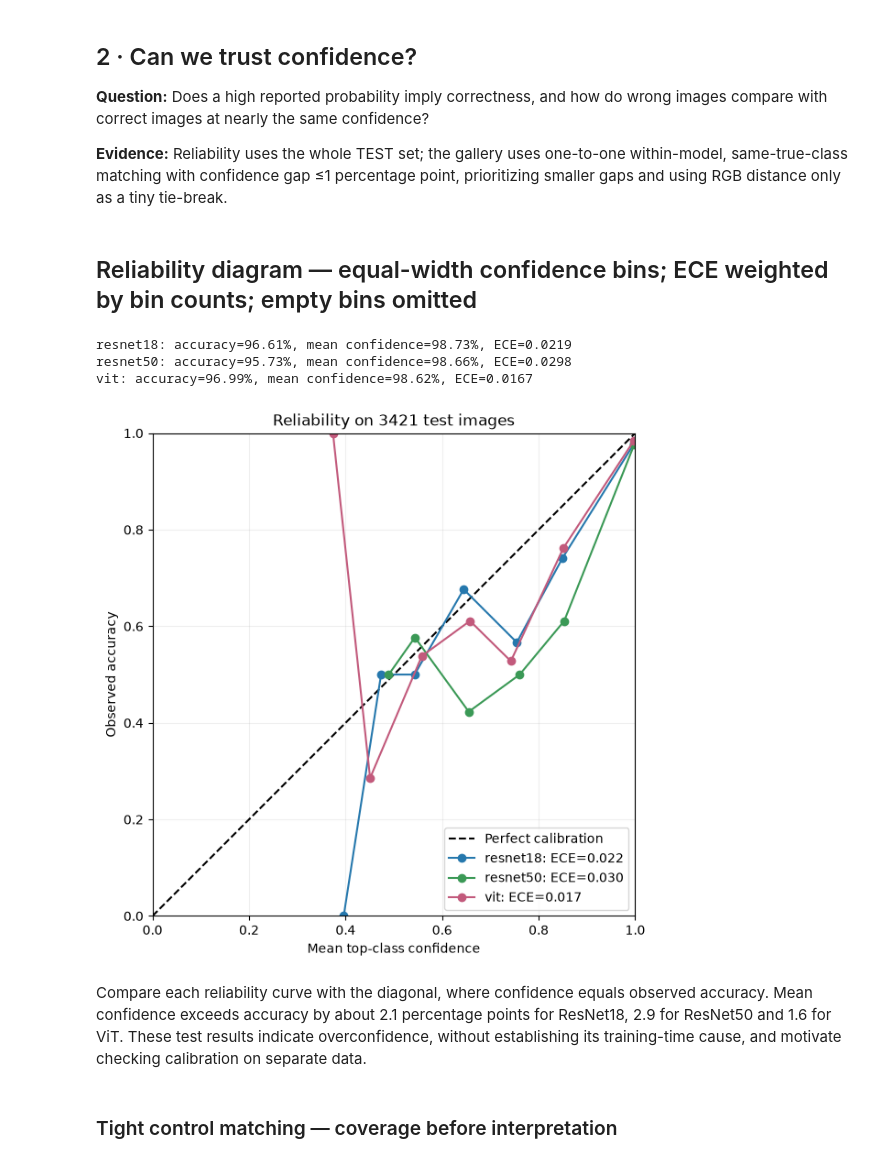
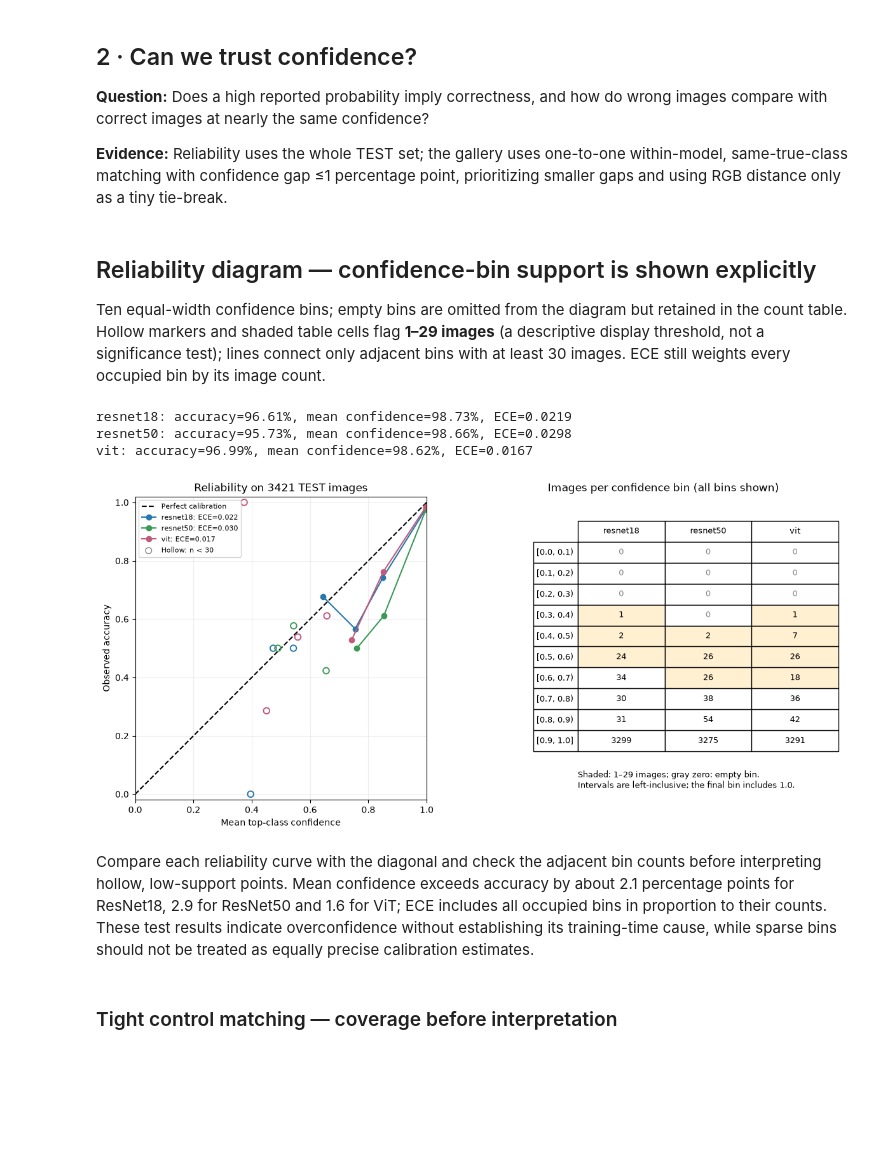
Before and after one commit to jseibezeder/AI_and_Visualization_Project, a Jupyter notebook: 02_model_behavior.ipynb, the cells around one changed output. Cells and saved outputs as stored; diff of their text form; code cells hidden in the pictures; blank space fills up the shorter version.

Commit message:
Improve figure readability and streamline the analysis narrative

```diff
--- a/02_model_behavior.ipynb
+++ b/02_model_behavior.ipynb
@@ -201,7 +164,8 @@ for m, ax in enumerate(axes):
            xticks=range(8), xticklabels=class_names, yticks=range(8), yticklabels=class_names)
     plt.setp(ax.get_xticklabels(), rotation=60, ha='right')
     for c,d in zip(*np.nonzero(confusions[m])):
-        ax.text(d,c,f'{confusions[m,c,d]} ({confusions[m,c,d]/len(error_ids[m]):.0%})',ha='center',fontsize=8)
+        ax.text(d, c, str(confusions[m,c,d]), ha='center', va='center', fontsize=10,
+                color='white' if confusions[m,c,d] > confusions.max()/2 else 'black')
 fig.colorbar(im, ax=axes, shrink=.65, label='HC-error image count · shared color scale')
 plt.show()
 # %% [output]
@@ -237,32 +201,67 @@ display(Markdown('\n'.join(rows)))
 
 **Evidence:** Reliability uses the whole TEST set; the gallery uses one-to-one within-model, same-true-class matching with confidence gap ≤1 percentage point, prioritizing smaller gaps and using RGB distance only as a tiny tie-break.
 # %% [markdown]
-## Reliability diagram — equal-width confidence bins; ECE weighted by bin counts; empty bins omitted
+## Reliability diagram — confidence-bin support is shown explicitly
+
+Ten equal-width confidence bins; empty bins are omitted from the diagram but retained in the count table. Hollow markers and shaded table cells flag **1–29 images** (a descriptive display threshold, not a significance test); lines connect only adjacent bins with at least 30 images. ECE still weights every occupied bin by its image count.
 # %%
-fig, ax = plt.subplots(figsize=(7, 6), layout='constrained')
+fig, (ax, count_ax) = plt.subplots(1, 2, figsize=(12, 5.5),
+    gridspec_kw={'width_ratios': [1.1, 1]}, layout='constrained')
 ax.plot([0, 1], [0, 1], 'k--', label='Perfect calibration')
+minimum_bin_support = 30
+reliability_bin_counts = np.zeros((len(model_names), n_bins), dtype=int)
+reliability_ece = []
 for m, name in enumerate(model_names):
     groups = bin_ids(confidence[m])
     occupied = [groups == b for b in range(n_bins) if (groups == b).any()]
     x = np.array([confidence[m, mask].mean() for mask in occupied])
     y = np.array([correct[m, mask].mean() for mask in occupied])
     counts = np.array([mask.sum() for mask in occupied])
     ece = np.sum(counts * np.abs(y - x)) / len(labels)
-    ax.plot(x, y, 'o-', label=f'{name}: ECE={ece:.3f}')
+    reliability_ece.append(ece)
+    reliability_bin_counts[m] = np.bincount(groups, minlength=n_bins)
+    occupied_bins = np.flatnonzero(reliability_bin_counts[m])
+    supported = counts >= minimum_bin_support
+    plot_x, plot_y = np.full(n_bins, np.nan), np.full(n_bins, np.nan)
+    plot_x[occupied_bins[supported]] = x[supported]
+    plot_y[occupied_bins[supported]] = y[supported]
+    ax.plot(plot_x, plot_y, 'o-', color=model_colors[m], label=f'{name}: ECE={ece:.3f}')
+    ax.scatter(x[~supported], y[~supported], s=48, facecolors='none',
+               edgecolors=model_colors[m], linewidths=1.4, zorder=3)
     print(f'{name}: accuracy={correct[m].mean():.2%}, mean confidence={confidence[m].mean():.2%}, ECE={ece:.4f}')
+ax.scatter([], [], s=48, facecolors='none', edgecolors='gray', label='Hollow: n < 30')
 ax.set(xlabel='Mean top-class confidence', ylabel='Observed accuracy',
-       title=f'Reliability on {len(labels)} test images', xlim=(0, 1), ylim=(0, 1))
+       title=f'Reliability on {len(labels)} TEST images', xlim=(0, 1), ylim=(-.02, 1.02))
 ax.set_aspect('equal')
 ax.grid(alpha=0.2)
-ax.legend()
+ax.legend(fontsize=8, loc='upper left')
+count_ax.axis('off')
+count_ax.set_title('Images per confidence bin (all bins shown)')
+bin_labels = [f'[{bins[b]:.1f}, {bins[b+1]:.1f}' + (']' if b == n_bins-1 else ')')
+              for b in range(n_bins)]
+count_table = count_ax.table(cellText=reliability_bin_counts.T.astype(str),
+    rowLabels=bin_labels, colLabels=model_names, cellLoc='center', rowLoc='right',
+    bbox=[.26, .16, .73, .76])
+count_table.auto_set_font_size(False)
+count_table.set_fontsize(9)
+for b in range(n_bins):
+    for m in range(len(model_names)):
+        cell = count_table[b+1, m]
+        count = reliability_bin_counts[m, b]
+        if 0 < count < minimum_bin_support:
+            cell.set_facecolor('#fff0d2')
+        elif count == 0:
+            cell.get_text().set_color('#888888')
+count_ax.text(.26, .04, 'Shaded: 1–29 images; gray zero: empty bin.\nIntervals are left-inclusive; the final bin includes 1.0.',
+              transform=count_ax.transAxes, fontsize=9)
 plt.show()
 # %% [output]
 resnet18: accuracy=96.61%, mean confidence=98.73%, ECE=0.0219
 resnet50: accuracy=95.73%, mean confidence=98.66%, ECE=0.0298
 vit: accuracy=96.99%, mean confidence=98.62%, ECE=0.0167
-[figure, old version]
+[figure, new version]
 # %% [markdown]
-Compare each reliability curve with the diagonal, where confidence equals observed accuracy. Mean confidence exceeds accuracy by about 2.1 percentage points for ResNet18, 2.9 for ResNet50 and 1.6 for ViT. These test results indicate overconfidence, without establishing its training-time cause, and motivate checking calibration on separate data.
+Compare each reliability curve with the diagonal and check the adjacent bin counts before interpreting hollow, low-support points. Mean confidence exceeds accuracy by about 2.1 percentage points for ResNet18, 2.9 for ResNet50 and 1.6 for ViT; ECE includes all occupied bins in proportion to their counts. These test results indicate overconfidence without establishing its training-time cause, while sparse bins should not be treated as equally precise calibration estimates.
 # %% [markdown]
 ### Tight control matching — coverage before interpretation
 # %%
```
Also changed, not shown: parts of 33 cells of this notebook, 4 other files.
